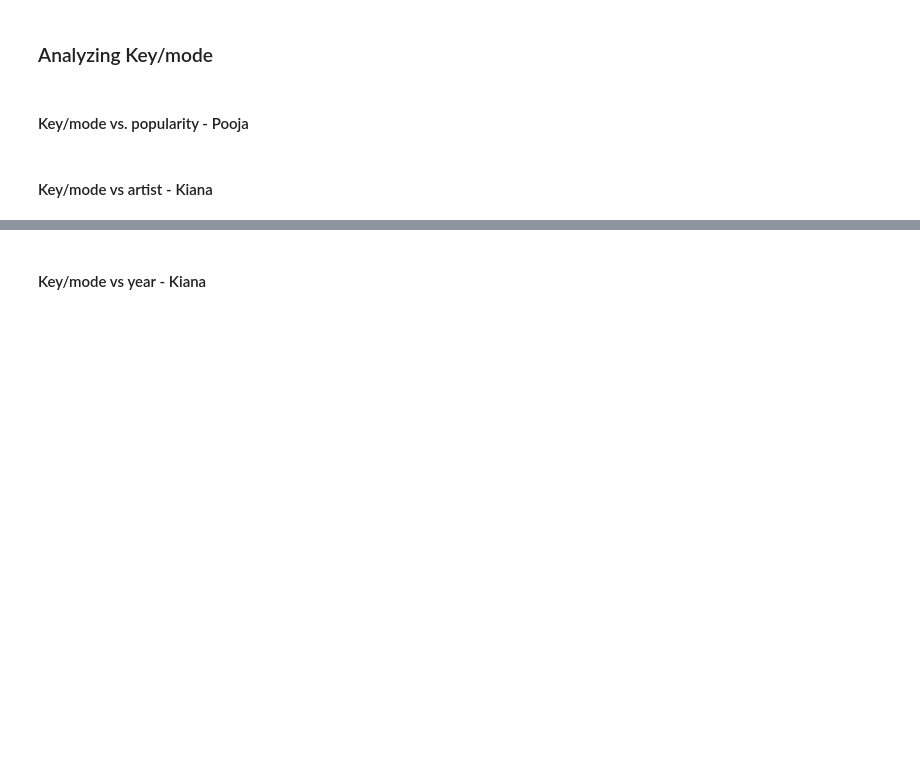
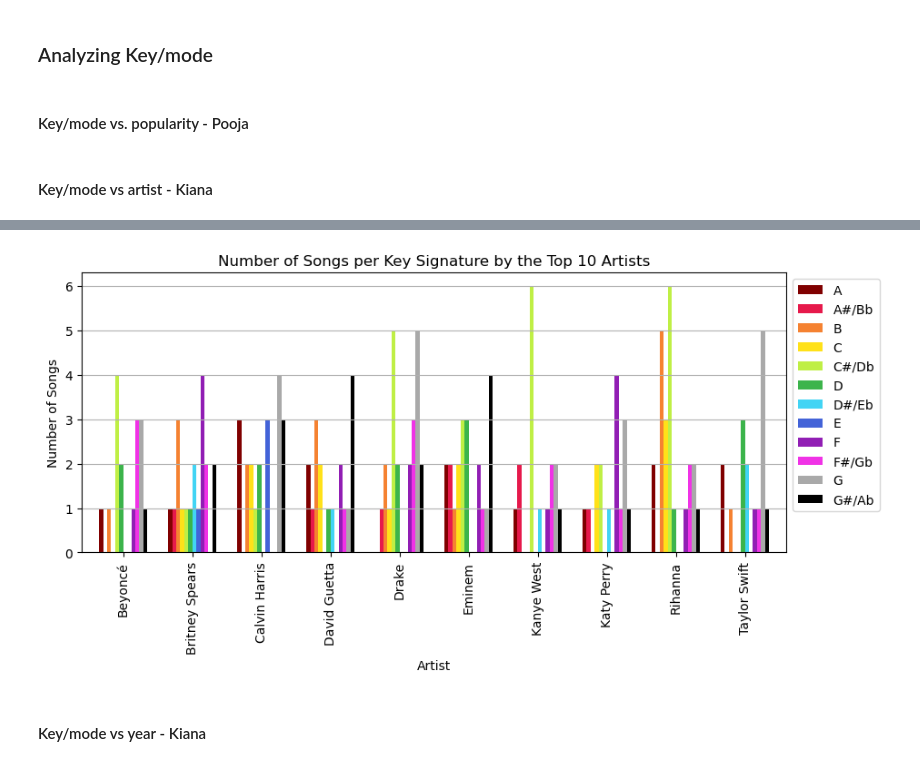
Before and after one commit to Dr0d1536/Project_1, a Jupyter notebook: spotify.ipynb, the cells around one changed output, grey strips where cells are left out. Saved outputs shown, nothing was run; the diff lists cells and outputs as text; code cells hidden in the pictures; blank space fills up the shorter version.

```diff
--- a/spotify.ipynb
+++ b/spotify.ipynb
@@ -225,0 +266,4 @@ genres #test
+# %%
+#Add keys to music_norm
+music_norm.insert(6, 'key signature', keys)
+music_norm.head()
@@ -225,0 +325,12 @@ genres #test
+# %%
+#group dataframe by 'artist'
+top_grouped = top_artists_df.groupby('artist').value_counts().reset_index()
+
+#set new column with number of songs per key signature ('count')
+top_grouped = top_grouped.rename(columns = {0:'count'})
+
+#set artist as index
+top_grouped.set_index('artist')
+
+#show dataframe
+top_grouped
@@ -225,0 +351,9 @@ genres #test
+# %%
+#pivot grouped dataframe
+top_pivot = top_grouped.pivot_table(values='count', index = 'artist', columns = 'key signature', aggfunc = 'first')
+
+#replace NaN values with 0
+top_pivot = top_pivot.fillna(0)
+
+#show dataframe
+top_pivot
@@ -226,2 +373,20 @@ genres #test
+# %%
+#Plot count of key signatures used per artist in the 10 ten
+top_pivot.plot.bar(rot=90, figsize = (10, 4), width = 0.7, xlabel = 'Artist', ylabel='Number of Songs',
+                   color = ['#800000','#e6194B' ,'#f58231' ,'#ffe119' ,'#bfef45' ,'#3cb44b' ,'#42d4f4','#4363d8' ,'#911eb4' ,
+                           '#f032e6','#a9a9a9' ,'#000000'])
+
+#configure plot details
+plt.legend(bbox_to_anchor = (1.0, 1.0))
+plt.title('Number of Songs per Key Signature by the Top 10 Artists')
+plt.grid(axis = 'y')
+
+#save plot
+# plt.savefig('/Assets/Kiana_KeyvArtist.png', dpi=300)
+
+#show plot
+plt.show()
+# %% [output]
+[figure, added]
 # %% [markdown]
 #### Key/mode vs year - Kiana
```
Also changed, not shown: parts of 19 cells of this notebook.
